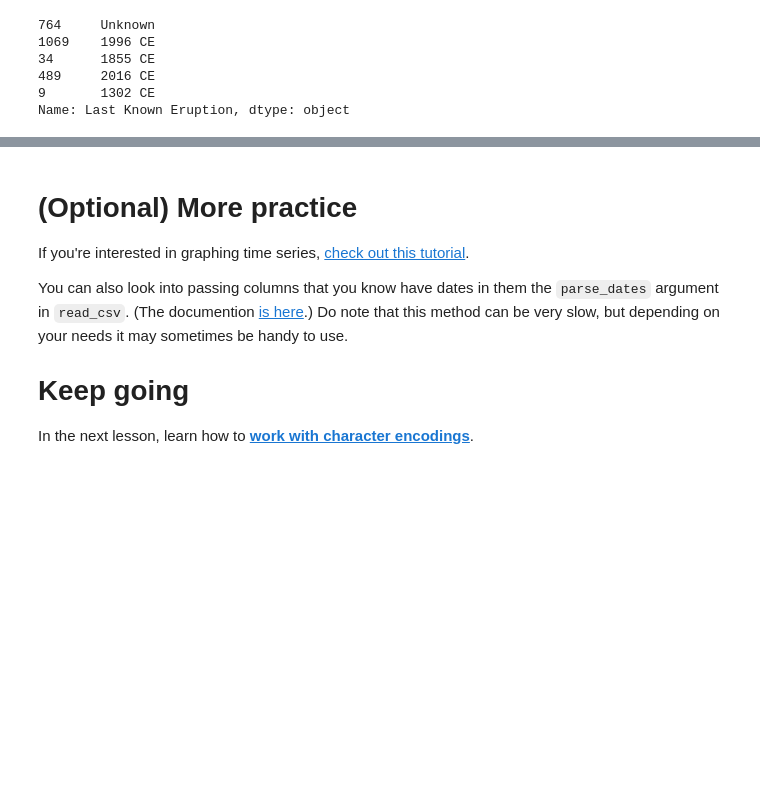
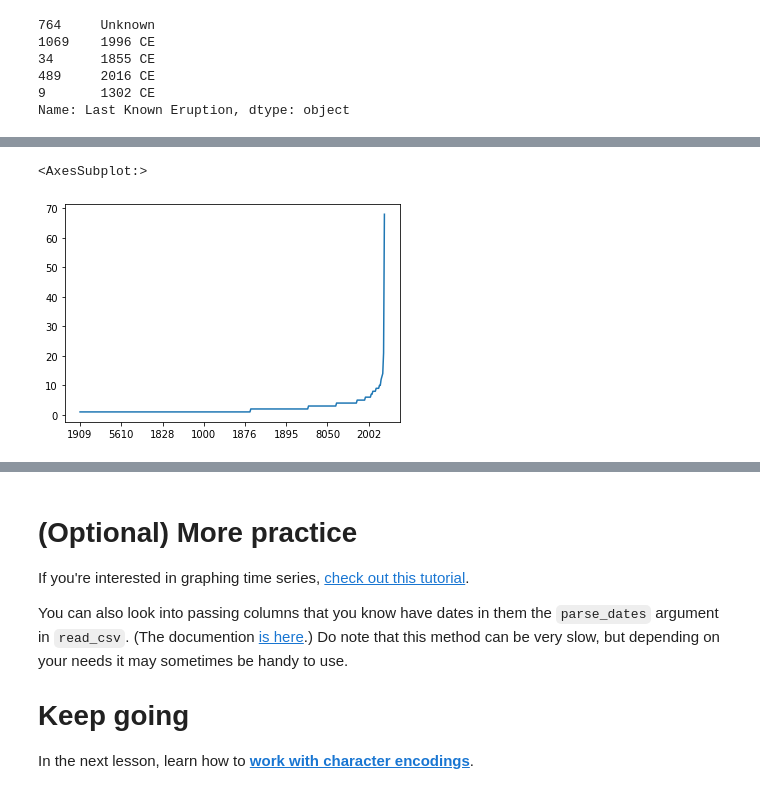
Before and after one commit to ABDELLAH-Hallou/Data-Cleaning, a Jupyter notebook: exercise-parsing-dates.ipynb, the cells around one changed output, grey strips where cells are left out. Cells and saved outputs as stored; diff of their text form; code cells hidden in the pictures; blank space fills up the shorter version.

```diff
--- a/exercise-parsing-dates.ipynb
+++ b/exercise-parsing-dates.ipynb
@@ -172,3 +180,10 @@ volcanos['Last Known Eruption'].sample(5)
 489     2016 CE
 9       1302 CE
 Name: Last Known Eruption, dtype: object
+# %%
+volcanos['Last Known Eruption'] = volcanos['Last Known Eruption'].apply(lambda x: np.nan if x=='Unknown' else x)
+volcanos['Last Known Eruption Year'] = (volcanos['Last Known Eruption'].
+                                         apply(lambda x: np.nan if pd.isnull(x) else str(x).split(' ')[0] ))
+volcanos['Last Known Eruption BCE/CE'] = (volcanos['Last Known Eruption'].
+                                           apply(lambda x: np.nan if pd.isnull(x) else str(x).split(' ')[1]))
+volcanos
@@ -174,0 +204,10 @@ Name: Last Known Eruption, dtype: object
+# %%
+# remove na's
+years = volcanos['Last Known Eruption Year'].dropna()
+
+# plot the day of the month
+# sns.distplot(years, kde=False)
+volcanos['Last Known Eruption Year'].value_counts().sort_values().plot.line()
+# %% [output]
+<AxesSubplot:>
+[figure, added]
```
Also changed, not shown: parts of 4 cells of this notebook.
